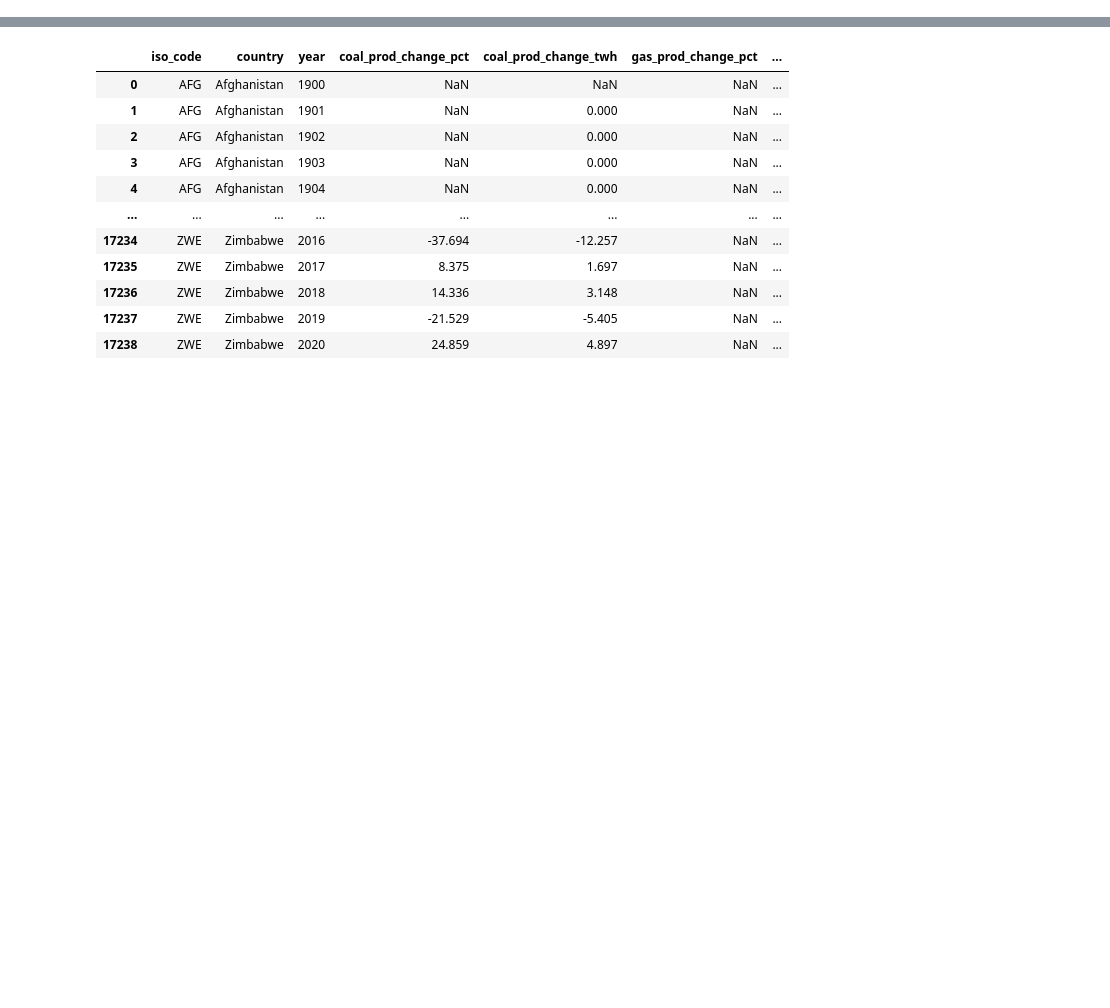
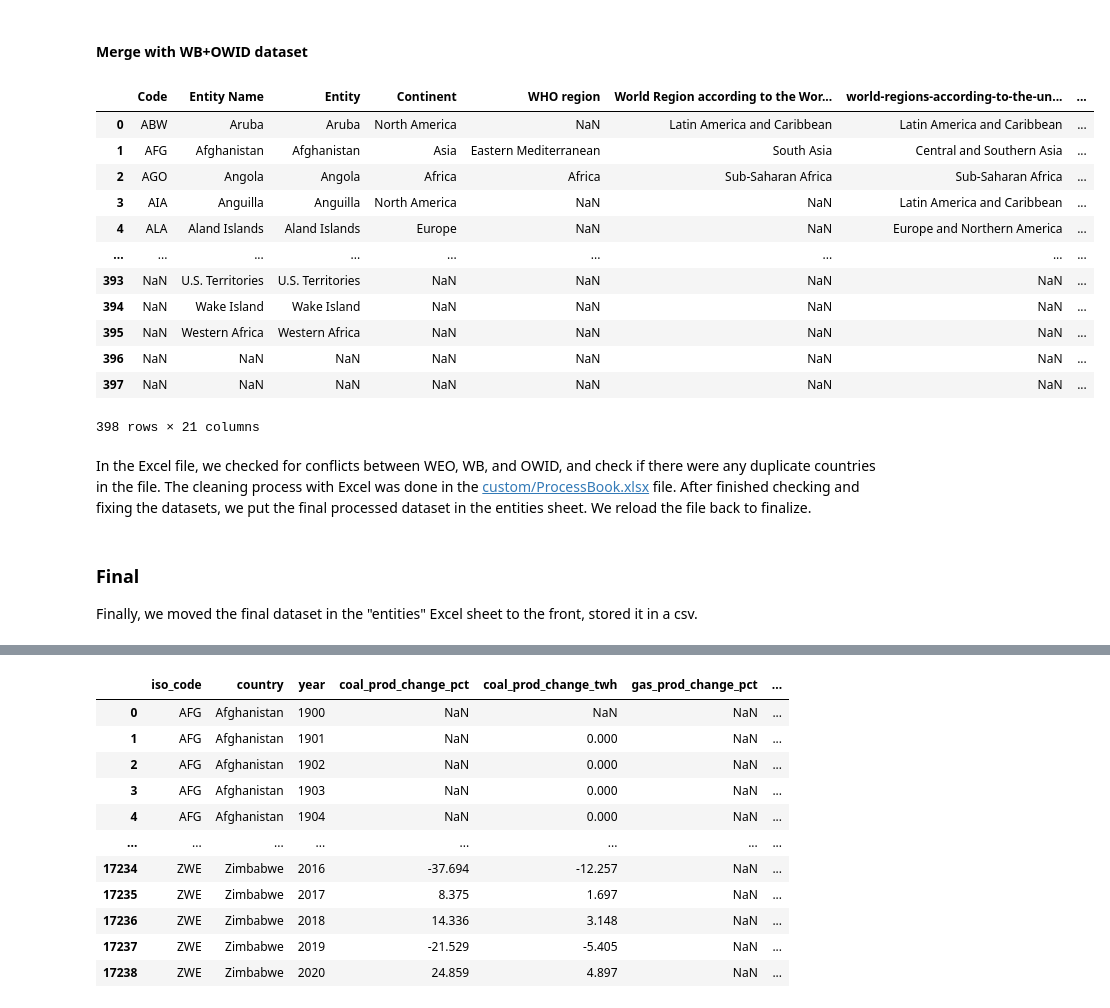
Before and after one commit to thanhan910/Courseworks, a Jupyter notebook: Swinburne/COS30045/data/countries/countries.ipynb, the cells around one changed output, grey strips where cells are left out. Saved outputs shown, nothing was run; the diff lists cells and outputs as text; code cells hidden in the pictures; blank space fills up the shorter version.

```diff
--- a/Swinburne/COS30045/data/countries/data.ipynb
+++ b/Swinburne/COS30045/data/countries/countries.ipynb
@@ -0,0 +399,13 @@
+# %%
+# import the Python client
+import weo
+
+# read weo dataset
+path, url = weo.download(2022, 1, filename = entities_directory + "output/weo_2022_1.csv")
+
+path
+url
+
+#  read all countries available in the WEO dataset
+df_weo: pd.DataFrame = weo.WEO(path).countries()
+df_weo
@@ -0,0 +427,4 @@
+# %%
+# select only the ISO column and Country column
+df_weo = df_weo[["ISO", "Country"]]
+df_weo
@@ -0,0 +445,37 @@
+# %% [markdown]
+#### Merge with WB+OWID dataset
+# %%
+# store the ISO column to the WEO column to prepare for merging with WB+OWID dataset
+df_weo["WEO"] = df_weo["ISO"]
+df_weo
+
+# merge df_weo with df_owid_wb
+df = pd.merge(df_owid_wb, df_weo, left_on="Code", right_on="ISO", how="outer")
+df
+
+# write the table back to Excel to continue processing
+df.to_csv(entities_directory + "output/owid_wb_weo.csv")
+df
+# after this, I have opened the file in excel and clean the data manually
+# %% [output]
+|  | Code | Entity Name | Entity | Continent | WHO region | World Region according to the Wor... | world-regions-according-to-the-un... | ... |
+| 0 | ABW | Aruba | Aruba | North America | NaN | Latin America and Caribbean | Latin America and Caribbean | ... |
+| 1 | AFG | Afghanistan | Afghanistan | Asia | Eastern Mediterranean | South Asia | Central and Southern Asia | ... |
+| 2 | AGO | Angola | Angola | Africa | Africa | Sub-Saharan Africa | Sub-Saharan Africa | ... |
+| 3 | AIA | Anguilla | Anguilla | North America | NaN | NaN | Latin America and Caribbean | ... |
+| 4 | ALA | Aland Islands | Aland Islands | Europe | NaN | NaN | Europe and Northern America | ... |
+| ... | ... | ... | ... | ... | ... | ... | ... | ... |
+| 393 | NaN | U.S. Territories | U.S. Territories | NaN | NaN | NaN | NaN | ... |
+| 394 | NaN | Wake Island | Wake Island | NaN | NaN | NaN | NaN | ... |
+| 395 | NaN | Western Africa | Western Africa | NaN | NaN | NaN | NaN | ... |
+| 396 | NaN | NaN | NaN | NaN | NaN | NaN | NaN | ... |
+| 397 | NaN | NaN | NaN | NaN | NaN | NaN | NaN | ... |
+398 rows × 21 columns
+# %% [markdown]
+In the Excel file, we checked for conflicts between WEO, WB, and OWID, and check if there were any duplicate countries in the file.
+The cleaning process with Excel was done in the [custom/ProcessBook.xlsx](/custom/ProcessBook.xlsx) file.
+After finished checking and fixing the datasets, we put the final processed dataset in the entities sheet.
+We reload the file back to finalize.
+# %% [markdown]
+### Final
+Finally, we moved the final dataset in the "entities" Excel sheet to the front, stored it in a csv.
```
Also changed, not shown: parts of 44 cells of this notebook, 3 other files.
